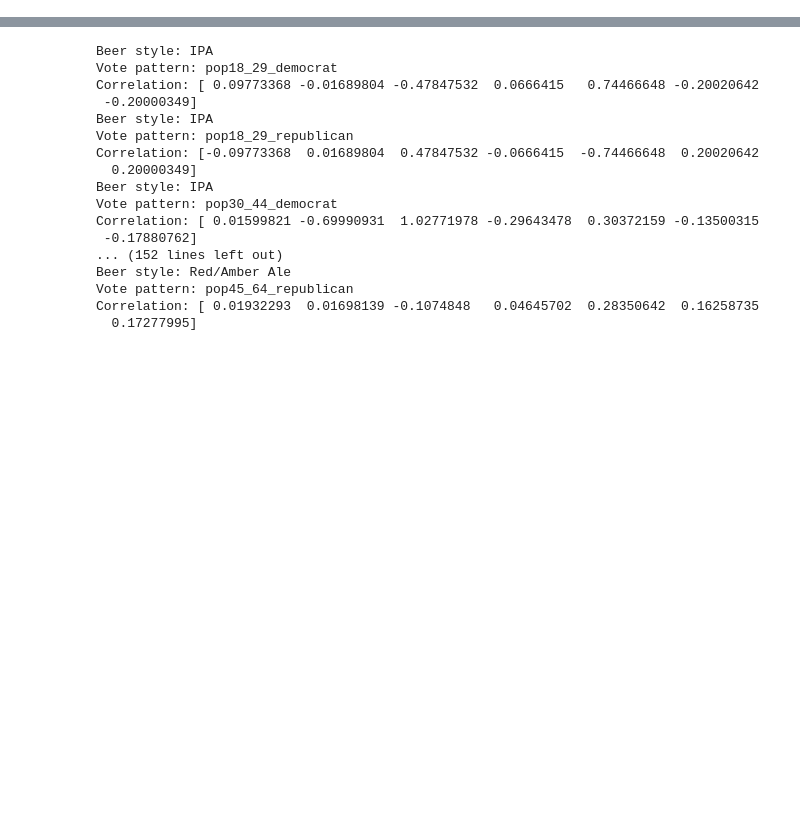
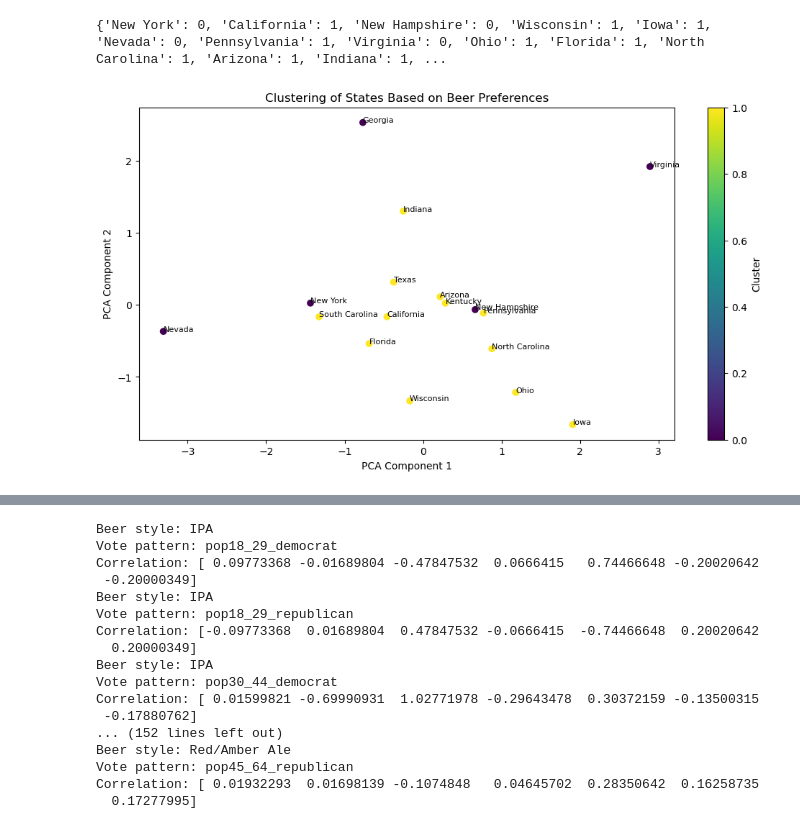
Before and after one commit to epfl-ada/ada-2024-project-adavengers, a Jupyter notebook: src/ipynb scripts/styles.ipynb, the cells around one changed output, grey strips where cells are left out. Cells and saved outputs as stored; diff of their text form; code cells hidden in the pictures; blank space fills up the shorter version.

```diff
--- a/src/ipynb scripts/styles.ipynb
+++ b/src/ipynb scripts/styles.ipynb
@@ -54,0 +126,24 @@ plt.show()
+# %%
+kmeans = KMeans(n_clusters=2, n_init="auto").fit(results[['Lager_2004', 'Lager_2008', 'IPA_2012', 'IPA_2016']])
+states = voting_data_merged.index
+cluster_labels = kmeans.labels_
+state_clusters = dict(zip(states, cluster_labels))
+print(state_clusters)
+# %% [output]
+{'New York': 0, 'California': 1, 'New Hampshire': 0, 'Wisconsin': 1, 'Iowa': 1, 'Nevada': 0, 'Pennsylvania': 1, 'Virginia': 0, 'Ohio': 1, 'Florida': 1, 'North Carolina': 1, 'Arizona': 1, 'Indiana': 1, ...
+# %%
+# We need to visualized states
+pca = PCA(n_components=2)
+reduced_data = pca.fit_transform(results[['IPA_2004', 'IPA_2008', 'IPA_2012', 'IPA_2016']])
+
+plt.figure(figsize=(12,6))
+plt.scatter(reduced_data[:, 0], reduced_data[:, 1], c=kmeans.labels_, cmap='viridis')
+for i, state in enumerate(states):
+    plt.text(reduced_data[i, 0], reduced_data[i, 1], state, fontsize=8)
+plt.title("Clustering of States Based on Beer Preferences")
+plt.xlabel("PCA Component 1")
+plt.ylabel("PCA Component 2")
+plt.colorbar(label="Cluster")
+plt.show()
+# %% [output]
+[figure, added]
```
Also changed, not shown: parts of 9 cells of this notebook, 3 other files.
